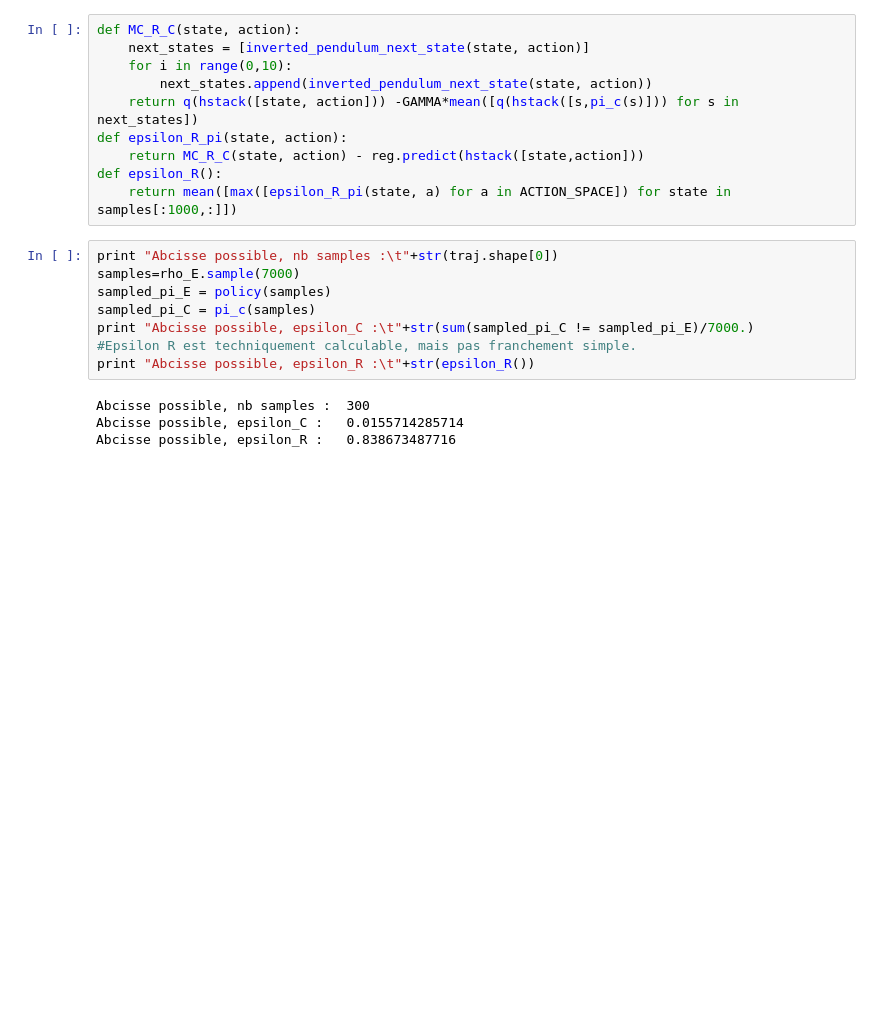
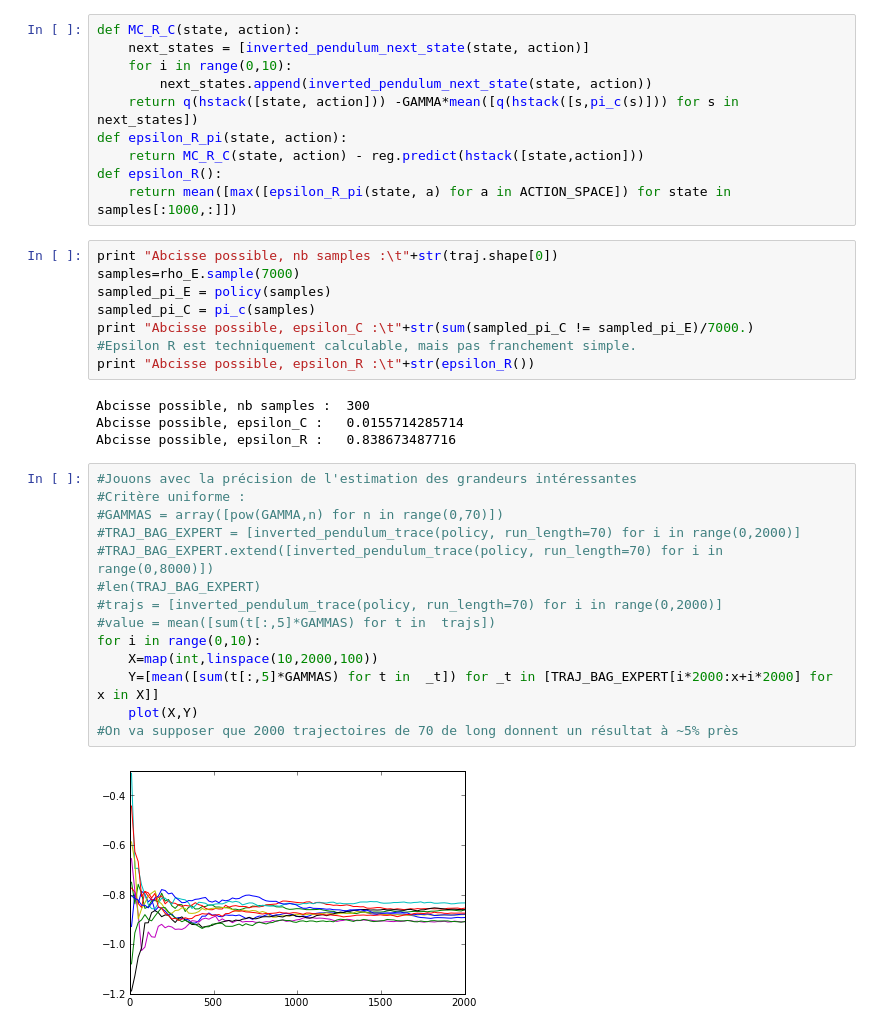
Before and after one commit to edouardklein/RL-and-IRL, a Jupyter notebook: Exp1.ipynb, the cells around one changed output. Saved outputs shown, nothing was run; the diff lists cells and outputs as text; blank space fills up the shorter version.

```diff
--- a/Exp1.ipynb
+++ b/Exp1.ipynb
@@ -515,3 +515,19 @@ print "Abcisse possible, epsilon_R :\t"+str(epsilon_R())
 Abcisse possible, nb samples :  300
 Abcisse possible, epsilon_C :   0.0155714285714
 Abcisse possible, epsilon_R :   0.838673487716
+# %%
+#Jouons avec la précision de l'estimation des grandeurs intéressantes
+#Critère uniforme :
+#GAMMAS = array([pow(GAMMA,n) for n in range(0,70)])
+#TRAJ_BAG_EXPERT = [inverted_pendulum_trace(policy, run_length=70) for i in range(0,2000)]
+#TRAJ_BAG_EXPERT.extend([inverted_pendulum_trace(policy, run_length=70) for i in range(0,8000)])
+#len(TRAJ_BAG_EXPERT)
+#trajs = [inverted_pendulum_trace(policy, run_length=70) for i in range(0,2000)]
+#value = mean([sum(t[:,5]*GAMMAS) for t in  trajs])
+for i in range(0,10):
+    X=map(int,linspace(10,2000,100))
+    Y=[mean([sum(t[:,5]*GAMMAS) for t in  _t]) for _t in [TRAJ_BAG_EXPERT[i*2000:x+i*2000] for x in X]]
+    plot(X,Y)
+#On va supposer que 2000 trajectoires de 70 de long donnent un résultat à ~5% près
+# %% [output]
+[figure, added]
```
Also changed, not shown: parts of 1 cell of this notebook, 1 other file.
